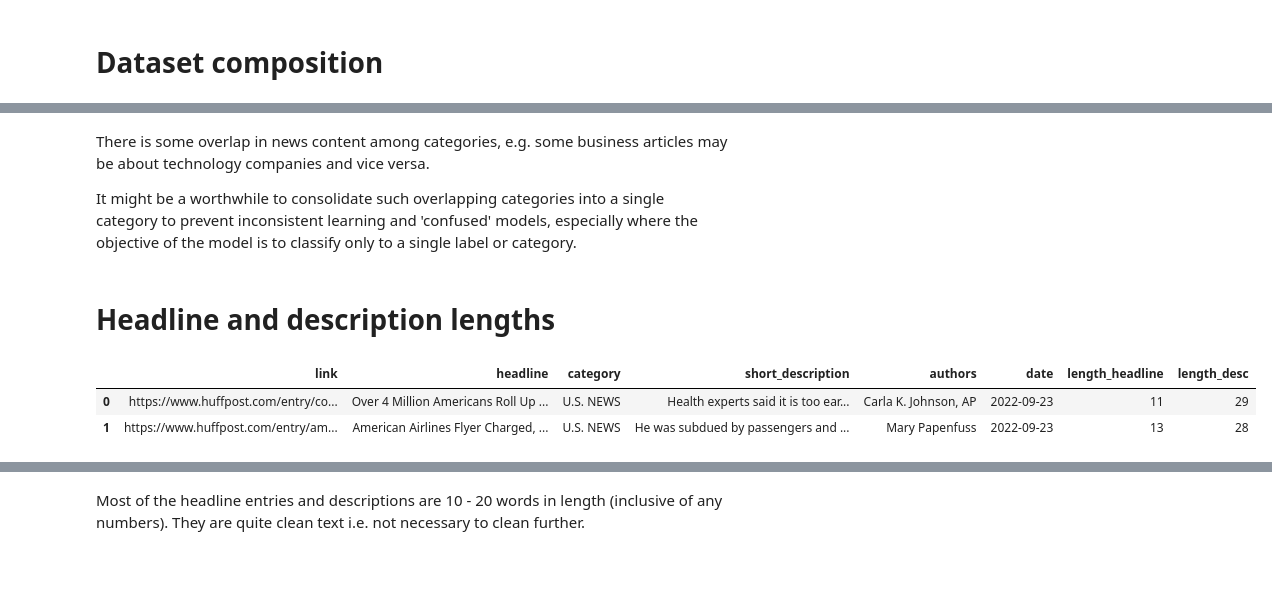
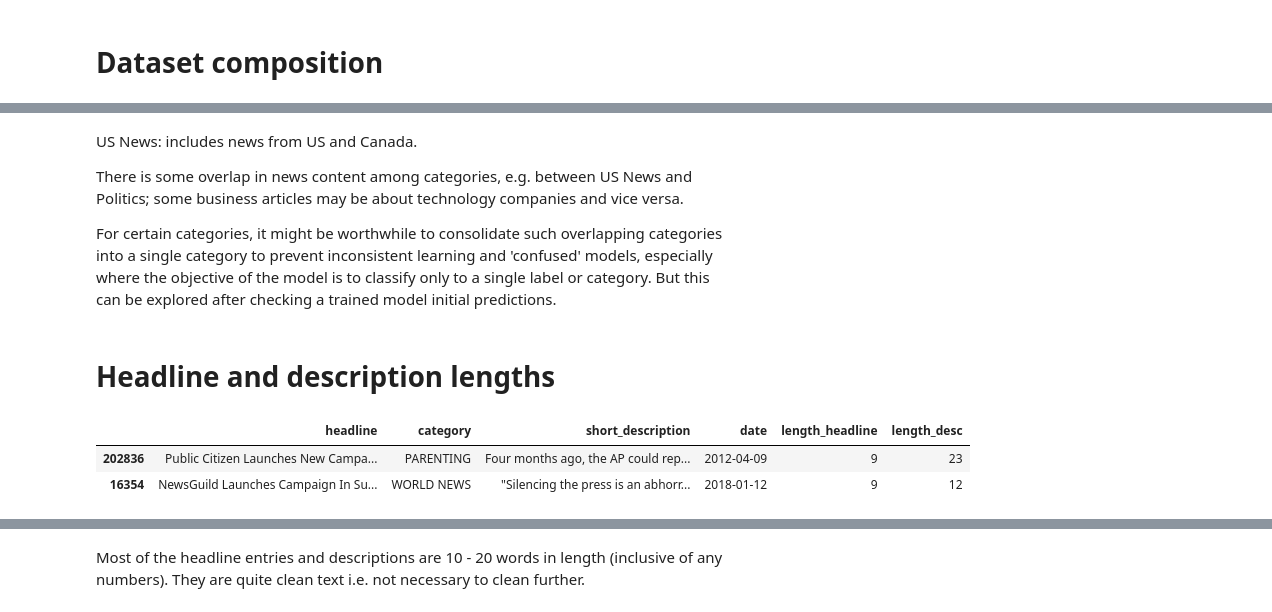
Before and after one commit to 42folders/news-classifier, a Jupyter notebook: notebooks/huffpost-news-EDA.ipynb, the cells around one changed output, grey strips where cells are left out. Drawn from its saved outputs; the diff is of its cells as text; code cells hidden in the pictures; blank space fills up the shorter version.

```diff
--- a/notebooks/huffpost-news-EDA.ipynb
+++ b/notebooks/huffpost-news-EDA.ipynb
@@ -44,0 +58,3 @@ df.tail(2)
+# %%
+# Drop link column (no useful information) and authors column (has blank values,and is not useful)
+df.drop(columns=['link','authors'], inplace=True)
@@ -44,0 +66,9 @@ df.tail(2)
+# %%
+from sklearn.model_selection import train_test_split
+RANDOM_STATE = 42
+# Set aside a test set
+train, test = train_test_split(df, stratify=df['category'], test_size=0.2, random_state=RANDOM_STATE, )
+# Set aside train and val sets
+train, val = train_test_split(train, stratify=train['category'], test_size=0.2, random_state=RANDOM_STATE, )
+print("Shapes of training, validation and test datasets: ")
+train.shape, val.shape, test.shape
@@ -125,7 +162,9 @@ p.sample(20)
 # %% [markdown]
-There is some overlap in news content among categories, e.g. some business articles may be about technology companies and vice versa.
+US News: includes news from US and Canada.
 
-It might be a worthwhile to consolidate such overlapping categories into a single category to prevent inconsistent learning and 'confused' models, especially where the objective of the model is to classify only to a single label or category.
+There is some overlap in news content among categories, e.g. between US News and Politics; some business articles may be about technology companies and vice versa.
+
+For certain categories, it might be worthwhile to consolidate such overlapping categories into a single category to prevent inconsistent learning and 'confused' models, especially where the objective of the model is to classify only to a single label or category. But this can be explored after checking a trained model initial predictions.
 # %% [markdown]
 # Headline and description lengths
 # %%
@@ -134,13 +173,13 @@ def string_length(s, sep=None):
   split_ls = s.split(sep)
   return len(split_ls)
 # %%
-df.loc[:, 'length_headline'] = df['headline'].apply(string_length)
-df.loc[:,'length_desc'] = df['short_description'].apply(string_length)
-df.head(2)
+train.loc[:, 'length_headline'] = train['headline'].apply(string_length)
+train.loc[:,'length_desc'] = train['short_description'].apply(string_length)
+train.head(2)
 # %% [output]
-|  | link | headline | category | short_description | authors | date | length_headline | length_desc |
-| 0 | https://www.huffpost.com/entry/co... | Over 4 Million Americans Roll Up ... | U.S. NEWS | Health experts said it is too ear... | Carla K. Johnson, AP | 2022-09-23 | 11 | 29 |
-| 1 | https://www.huffpost.com/entry/am... | American Airlines Flyer Charged, ... | U.S. NEWS | He was subdued by passengers and ... | Mary Papenfuss | 2022-09-23 | 13 | 28 |
+|  | headline | category | short_description | date | length_headline | length_desc |
+| 202836 | Public Citizen Launches New Campa... | PARENTING | Four months ago, the AP could rep... | 2012-04-09 | 9 | 23 |
+| 16354 | NewsGuild Launches Campaign In Su... | WORLD NEWS | "Silencing the press is an abhorr... | 2018-01-12 | 9 | 12 |
 # %%
 import matplotlib.pyplot as plt
 fig, ax = plt.subplots()
```
Also changed, not shown: parts of 41 cells of this notebook, 5 other files.
